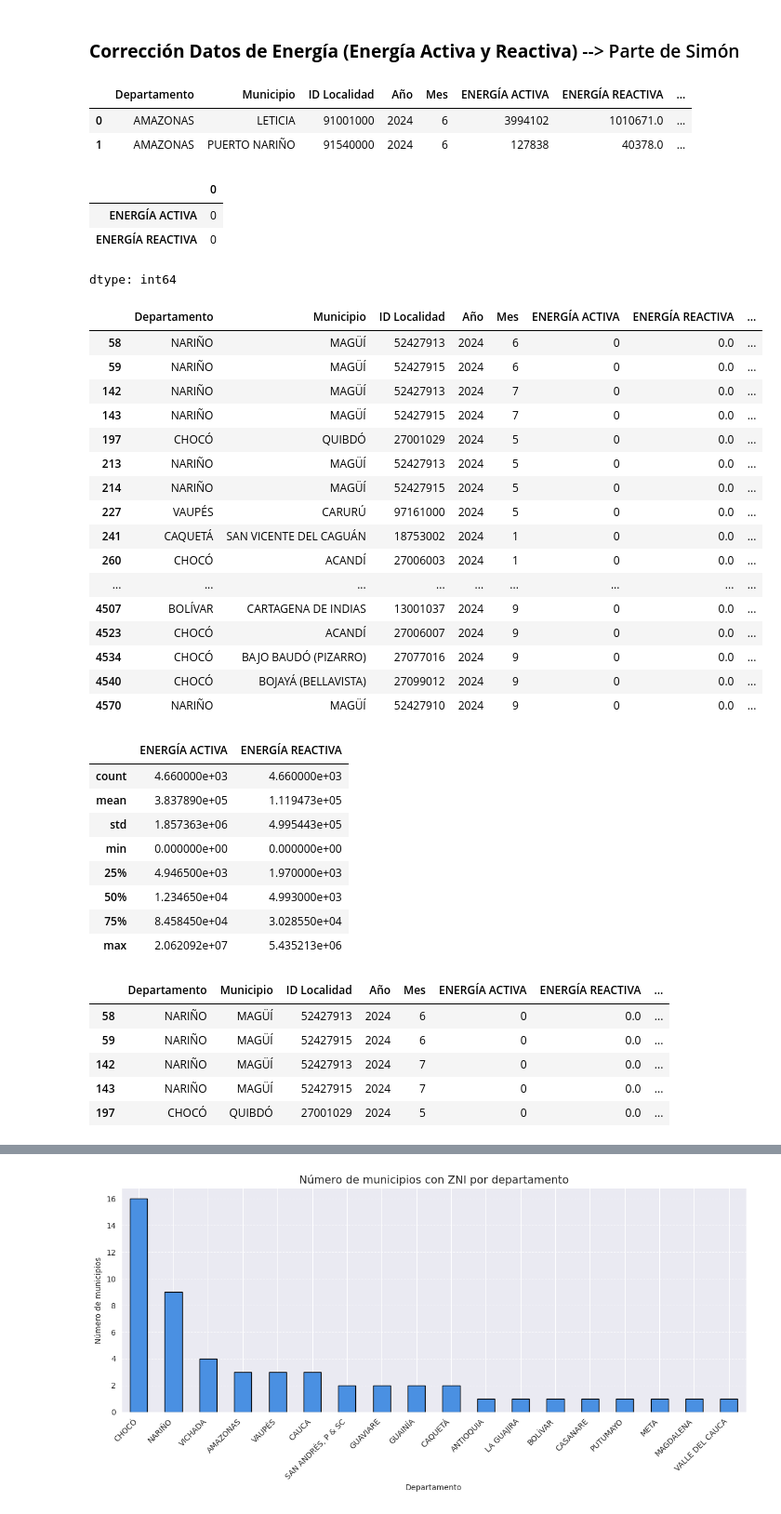
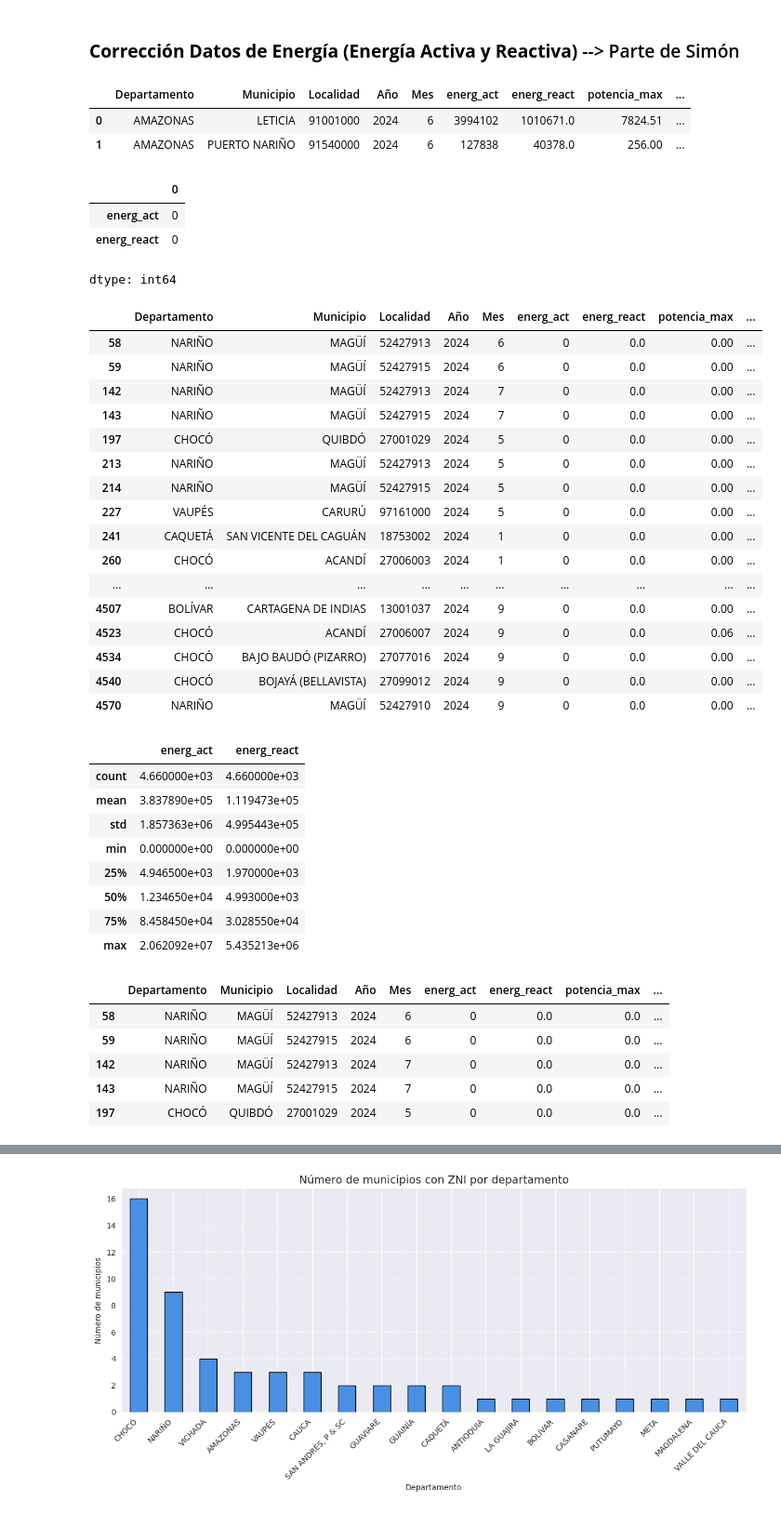
Before and after one commit to Will046-rA9/An-lisis-ZNI, a Jupyter notebook: ProyectoZNI (1).ipynb, the cells around one changed output, grey strips where cells are left out. Shown at 93% size. Cells and saved outputs as stored; diff of their text form; code cells hidden in the pictures.

```diff
--- a/ProyectoZNI (1).ipynb
+++ b/ProyectoZNI (1).ipynb
@@ -213,7 +213,9 @@ df_ZNI.head(1)
 # %%
 df_ZNI.rename(columns={"ID DEPATAMENTO": "Departamento",
                        "MUNICIPIO": "Municipio", "AÑO SERVICIO": "Año",
-                       "MES SERVICIO":"Mes", "ID LOCALIDAD": "ID Localidad",
-                       "PROMEDIO DIARIO EN HORAS":"Prom. Horas Diarias de Servicio" }, inplace=True)
+                       "MES SERVICIO":"Mes", "ID LOCALIDAD": "Localidad",
+                       "PROMEDIO DIARIO EN HORAS":"hrs/dia_servicio", 'ENERGÍA ACTIVA': 'energ_act',
+                       'ENERGÍA REACTIVA': 'energ_react', 'POTENCIA MÁXIMA': 'potencia_max'},
+                         inplace=True)
 df_ZNI.head(4)
 # %% [output]
@@ -655,38 +657,38 @@ plt.show();
 # %%
 df_ZNI.head(2)
 # %% [output]
-|  | Departamento | Municipio | ID Localidad | Año | Mes | ENERGÍA ACTIVA | ENERGÍA REACTIVA | ... |
-| 0 | AMAZONAS | LETICIA | 91001000 | 2024 | 6 | 3994102 | 1010671.0 | ... |
-| 1 | AMAZONAS | PUERTO NARIÑO | 91540000 | 2024 | 6 | 127838 | 40378.0 | ... |
+|  | Departamento | Municipio | Localidad | Año | Mes | energ_act | energ_react | potencia_max | ... |
+| 0 | AMAZONAS | LETICIA | 91001000 | 2024 | 6 | 3994102 | 1010671.0 | 7824.51 | ... |
+| 1 | AMAZONAS | PUERTO NARIÑO | 91540000 | 2024 | 6 | 127838 | 40378.0 | 256.00 | ... |
 # %%
-df_ZNI[['ENERGÍA ACTIVA', 'ENERGÍA REACTIVA']].isna().sum() #Verificar si hay datos NAN
+df_ZNI[['energ_act', 'energ_react']].isna().sum() #Verificar si hay datos NAN
 # %% [output]
 |  | 0 |
-| ENERGÍA ACTIVA | 0 |
-| ENERGÍA REACTIVA | 0 |
+| energ_act | 0 |
+| energ_react | 0 |
 dtype: int64
 # %%
-df_ZNI[(df_ZNI['ENERGÍA ACTIVA']<=0)&(df_ZNI['ENERGÍA REACTIVA']<=0)] #Verificar que no hay datos negativos
+df_ZNI[(df_ZNI['energ_act']<=0)&(df_ZNI['energ_react']<=0)] #Verificar que no hay datos negativos
 # %% [output]
-|  | Departamento | Municipio | ID Localidad | Año | Mes | ENERGÍA ACTIVA | ENERGÍA REACTIVA | ... |
-| 58 | NARIÑO | MAGÜÍ | 52427913 | 2024 | 6 | 0 | 0.0 | ... |
-| 59 | NARIÑO | MAGÜÍ | 52427915 | 2024 | 6 | 0 | 0.0 | ... |
-| 142 | NARIÑO | MAGÜÍ | 52427913 | 2024 | 7 | 0 | 0.0 | ... |
-| 143 | NARIÑO | MAGÜÍ | 52427915 | 2024 | 7 | 0 | 0.0 | ... |
-| 197 | CHOCÓ | QUIBDÓ | 27001029 | 2024 | 5 | 0 | 0.0 | ... |
-| 213 | NARIÑO | MAGÜÍ | 52427913 | 2024 | 5 | 0 | 0.0 | ... |
-| 214 | NARIÑO | MAGÜÍ | 52427915 | 2024 | 5 | 0 | 0.0 | ... |
-| 227 | VAUPÉS | CARURÚ | 97161000 | 2024 | 5 | 0 | 0.0 | ... |
-| 241 | CAQUETÁ | SAN VICENTE DEL CAGUÁN | 18753002 | 2024 | 1 | 0 | 0.0 | ... |
-| 260 | CHOCÓ | ACANDÍ | 27006003 | 2024 | 1 | 0 | 0.0 | ... |
-| ... | ... | ... | ... | ... | ... | ... | ... | ... |
-| 4507 | BOLÍVAR | CARTAGENA DE INDIAS | 13001037 | 2024 | 9 | 0 | 0.0 | ... |
-| 4523 | CHOCÓ | ACANDÍ | 27006007 | 2024 | 9 | 0 | 0.0 | ... |
-| 4534 | CHOCÓ | BAJO BAUDÓ (PIZARRO) | 27077016 | 2024 | 9 | 0 | 0.0 | ... |
-| 4540 | CHOCÓ | BOJAYÁ (BELLAVISTA) | 27099012 | 2024 | 9 | 0 | 0.0 | ... |
-| 4570 | NARIÑO | MAGÜÍ | 52427910 | 2024 | 9 | 0 | 0.0 | ... |
+|  | Departamento | Municipio | Localidad | Año | Mes | energ_act | energ_react | potencia_max | ... |
+| 58 | NARIÑO | MAGÜÍ | 52427913 | 2024 | 6 | 0 | 0.0 | 0.00 | ... |
+| 59 | NARIÑO | MAGÜÍ | 52427915 | 2024 | 6 | 0 | 0.0 | 0.00 | ... |
+| 142 | NARIÑO | MAGÜÍ | 52427913 | 2024 | 7 | 0 | 0.0 | 0.00 | ... |
+| 143 | NARIÑO | MAGÜÍ | 52427915 | 2024 | 7 | 0 | 0.0 | 0.00 | ... |
+| 197 | CHOCÓ | QUIBDÓ | 27001029 | 2024 | 5 | 0 | 0.0 | 0.00 | ... |
+| 213 | NARIÑO | MAGÜÍ | 52427913 | 2024 | 5 | 0 | 0.0 | 0.00 | ... |
+| 214 | NARIÑO | MAGÜÍ | 52427915 | 2024 | 5 | 0 | 0.0 | 0.00 | ... |
+| 227 | VAUPÉS | CARURÚ | 97161000 | 2024 | 5 | 0 | 0.0 | 0.00 | ... |
+| 241 | CAQUETÁ | SAN VICENTE DEL CAGUÁN | 18753002 | 2024 | 1 | 0 | 0.0 | 0.00 | ... |
+| 260 | CHOCÓ | ACANDÍ | 27006003 | 2024 | 1 | 0 | 0.0 | 0.00 | ... |
+| ... | ... | ... | ... | ... | ... | ... | ... | ... | ... |
+| 4507 | BOLÍVAR | CARTAGENA DE INDIAS | 13001037 | 2024 | 9 | 0 | 0.0 | 0.00 | ... |
+| 4523 | CHOCÓ | ACANDÍ | 27006007 | 2024 | 9 | 0 | 0.0 | 0.06 | ... |
+| 4534 | CHOCÓ | BAJO BAUDÓ (PIZARRO) | 27077016 | 2024 | 9 | 0 | 0.0 | 0.00 | ... |
+| 4540 | CHOCÓ | BOJAYÁ (BELLAVISTA) | 27099012 | 2024 | 9 | 0 | 0.0 | 0.00 | ... |
+| 4570 | NARIÑO | MAGÜÍ | 52427910 | 2024 | 9 | 0 | 0.0 | 0.00 | ... |
 # %%
-df_ZNI[['ENERGÍA ACTIVA', 'ENERGÍA REACTIVA']].describe()
+df_ZNI[['energ_act', 'energ_react']].describe()
 #Count = Cuantos datos validos hay en cada columna
 #Mean = La media promedio de la columna
 #std = desviacion estandar con respecto a la media
@@ -696,7 +698,7 @@ df_ZNI[['ENERGÍA ACTIVA', 'ENERGÍA REACTIVA']].describe()
 #50% = La mediana, el punto medio
 #75% = El 75% de los datos esta por debajo de este valor
 # %% [output]
-|  | ENERGÍA ACTIVA | ENERGÍA REACTIVA |
+|  | energ_act | energ_react |
 | count | 4.660000e+03 | 4.660000e+03 |
 | mean | 3.837890e+05 | 1.119473e+05 |
 | std | 1.857363e+06 | 4.995443e+05 |
@@ -711,11 +713,11 @@ df_ZNI['PB'] = df_ZNI['ENERGÍA ACTIVA'] / np.sqrt((df_ZNI['ENERGÍA ACTIVA'])**
 # %%
 # Se buscan los registros de apagones, en los cuales la FP resulta en una indeterminación 0/0
-df_ZNI[(df_ZNI['ENERGÍA ACTIVA'] == 0.0)].head()
+df_ZNI[(df_ZNI['energ_act'] == 0.0)].head()
 # %% [output]
-|  | Departamento | Municipio | ID Localidad | Año | Mes | ENERGÍA ACTIVA | ENERGÍA REACTIVA | ... |
-| 58 | NARIÑO | MAGÜÍ | 52427913 | 2024 | 6 | 0 | 0.0 | ... |
-| 59 | NARIÑO | MAGÜÍ | 52427915 | 2024 | 6 | 0 | 0.0 | ... |
-| 142 | NARIÑO | MAGÜÍ | 52427913 | 2024 | 7 | 0 | 0.0 | ... |
-| 143 | NARIÑO | MAGÜÍ | 52427915 | 2024 | 7 | 0 | 0.0 | ... |
-| 197 | CHOCÓ | QUIBDÓ | 27001029 | 2024 | 5 | 0 | 0.0 | ... |
+|  | Departamento | Municipio | Localidad | Año | Mes | energ_act | energ_react | potencia_max | ... |
+| 58 | NARIÑO | MAGÜÍ | 52427913 | 2024 | 6 | 0 | 0.0 | 0.0 | ... |
+| 59 | NARIÑO | MAGÜÍ | 52427915 | 2024 | 6 | 0 | 0.0 | 0.0 | ... |
+| 142 | NARIÑO | MAGÜÍ | 52427913 | 2024 | 7 | 0 | 0.0 | 0.0 | ... |
+| 143 | NARIÑO | MAGÜÍ | 52427915 | 2024 | 7 | 0 | 0.0 | 0.0 | ... |
+| 197 | CHOCÓ | QUIBDÓ | 27001029 | 2024 | 5 | 0 | 0.0 | 0.0 | ... |
 # %%
```
Also changed, not shown: parts of 26 cells of this notebook.
